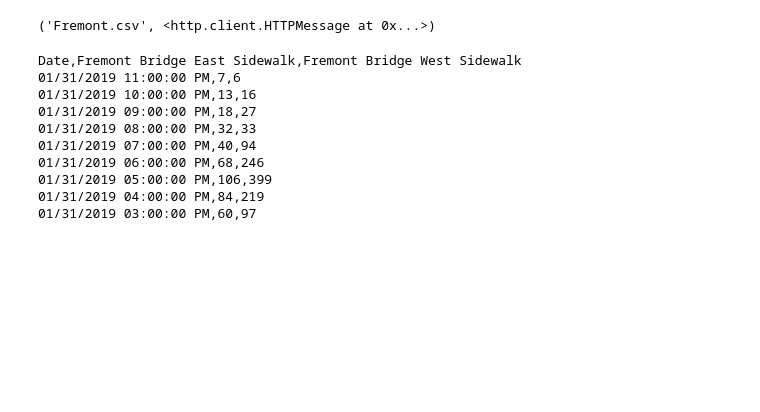
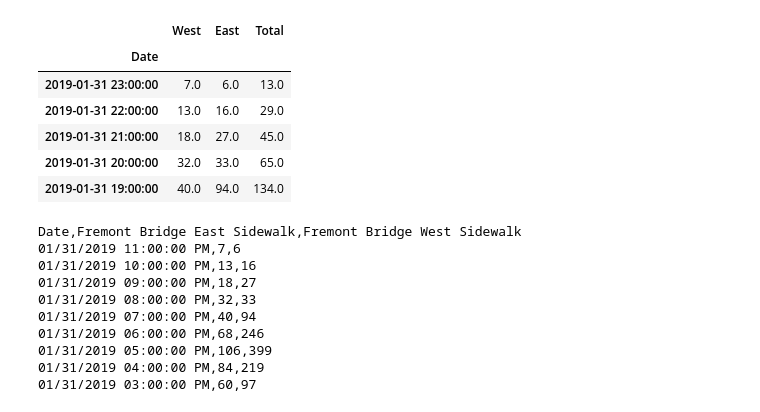
Before and after one commit to coderhans/JupyterWorkflow, a Jupyter notebook: JupyterWorkflow.ipynb, the cells around one changed output. Cells and saved outputs as stored; diff of their text form; code cells hidden in the pictures; blank space fills up the shorter version.

Commit message:
refactor data download

```diff
--- a/JupyterWorkflow.ipynb
+++ b/JupyterWorkflow.ipynb
@@ -12,5 +9,0 @@ URL = 'https://data.seattle.gov/api/views/65db-xm6k/rows.csv?accessTpye=DOWNLOAD
-# %%
-from urllib.request import urlretrieve
-urlretrieve(URL, 'Fremont.csv')
-# %% [output]
-('Fremont.csv', <http.client.HTTPMessage at 0x...>)
@@ -17,3 +14,29 @@ urlretrieve(URL, 'Fremont.csv')
+# %%
+import os
+from urllib.request import urlretrieve
+
+import pandas as pd
+
+URL = 'https://data.seattle.gov/api/views/65db-xm6k/rows.csv?accessTpye=DOWNLOAD'
+
+def get_fremont_data(filename = 'Fremont.csv', url = URL, force_download = False):
+    if force_download or not os.path.exists(filename):
+        urlretrieve(URL, 'Fremont.csv')
+    data = pd.read_csv('Fremont.csv', index_col = 'Date', parse_dates = True)
+    data.columns = ['West', 'East']
+    data['Total'] = data['West'] + data['East']
+    return data
+# %%
+data = get_fremont_data()
+data.head()
+# %% [output]
+|  | West | East | Total |
+| Date |  |  |  |
+| 2019-01-31 23:00:00 | 7.0 | 6.0 | 13.0 |
+| 2019-01-31 22:00:00 | 13.0 | 16.0 | 29.0 |
+| 2019-01-31 21:00:00 | 18.0 | 27.0 | 45.0 |
+| 2019-01-31 20:00:00 | 32.0 | 33.0 | 65.0 |
+| 2019-01-31 19:00:00 | 40.0 | 94.0 | 134.0 |
 # %%
 !head Fremont.csv
 # %% [output]
```
Also changed, not shown: parts of 4 cells of this notebook.
